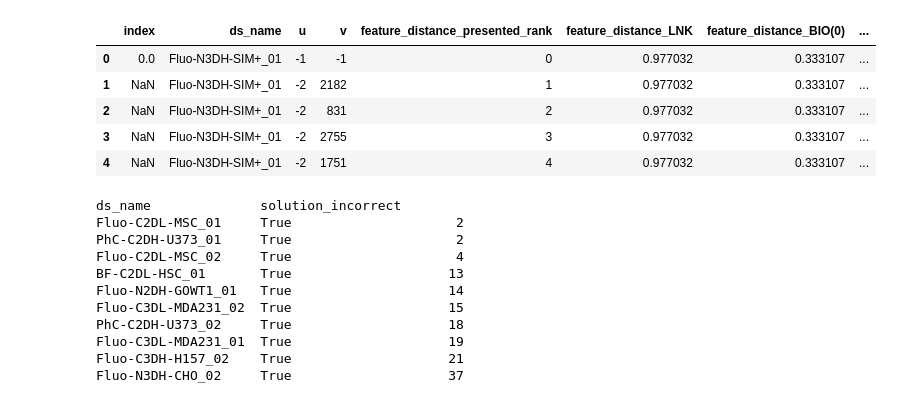
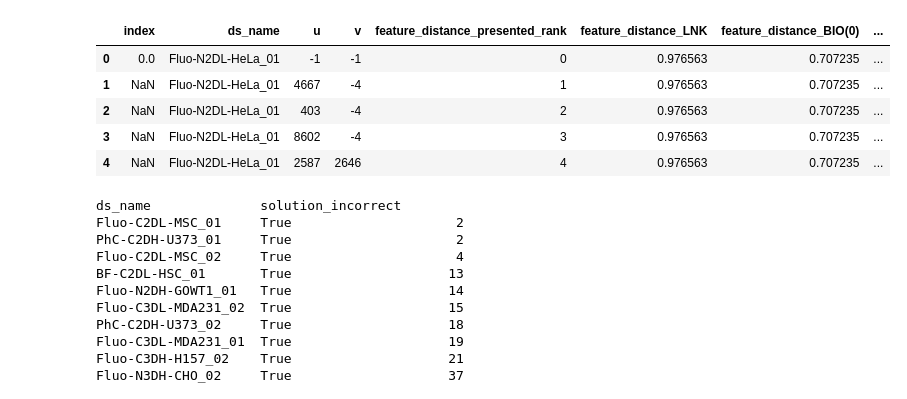
Before and after one commit to DragaDoncila/isbi25, a Jupyter notebook: plot_figures.ipynb, the cells around one changed output. Cells and saved outputs as stored; diff of their text form; code cells hidden in the pictures.

```diff
--- a/plot_figures.ipynb
+++ b/plot_figures.ipynb
@@ -2,7 +2,7 @@
 import os
 import pandas as pd
 
-root_pth = '/home/ddon0001/PhD/experiments/error_sampling_ws_fa_fe/'
+root_pth = '/home/ddon0001/PhD/experiments/error_sampling_ws_fa_fe_all1/'
 all_ds_path = '/home/ddon0001/PhD/experiments/scaled/no_merges_all/solution_edges_datasets_with_FP_WS_FA_FE.csv'
 all_ds = pd.read_csv(all_ds_path)[['ds_name', 'solution_incorrect']]
 ds_names = all_ds['ds_name'].unique()
@@ -29,6 +29,7 @@ import numpy as np
 all_csv_pths = glob('**/*.csv', root_dir=root_pth, recursive=True)
 all_dist_dfs = []
 all_sens_dfs = []
+all_brank_dfs = []
 og_lnks = {}
 for csv in all_csv_pths:
     ft_name = get_ft_name(csv)
@@ -47,39 +48,42 @@ for csv in all_csv_pths:
             'v': -1,
             'presented_rank': 0,
             'LNK': ds_og_metrics['LNK'].values[0],
             'BIO(0)':ds_og_metrics['BIO(0)'].values[0],
             ft_name: -1
             }, index=[0]),
         df
     ])
     df.rename(
         columns={
             'LNK': f'{ft_name}_LNK',
             'BIO(0)': f'{ft_name}_BIO(0)',
             'presented_rank': f'{ft_name}_presented_rank'
             },
         inplace=True
     )
     df['trackastra_LNK'] = trackastra_ds_metrics['LNK'].values[0]
     df['trackastra_BIO(0)'] = trackastra_ds_metrics['BIO(0)'].values[0]
     if 'dist' in ft_name:
         all_dist_dfs.append(df)
     elif 'sens' in ft_name:
         all_sens_dfs.append(df)
+    elif 'bandit' in ft_name:
+        all_brank_dfs.append(df)
 all_dist_df = pd.concat(all_dist_dfs)
 all_sens_df = pd.concat(all_sens_dfs)
+all_brank_df = pd.concat(all_brank_dfs)
 all_df = all_dist_df
-for df in [all_sens_df]:
+for df in [all_sens_df, all_brank_df]:
     cols_to_use = df.columns.difference(all_df.columns)
     all_df = pd.merge(all_df, df)
 all_df.head()
 # %% [output]
 |  | index | ds_name | u | v | feature_distance_presented_rank | feature_distance_LNK | feature_distance_BIO(0) | ... |
-| 0 | 0.0 | Fluo-N3DH-SIM+_01 | -1 | -1 | 0 | 0.977032 | 0.333107 | ... |
-| 1 | NaN | Fluo-N3DH-SIM+_01 | -2 | 2182 | 1 | 0.977032 | 0.333107 | ... |
-| 2 | NaN | Fluo-N3DH-SIM+_01 | -2 | 831 | 2 | 0.977032 | 0.333107 | ... |
-| 3 | NaN | Fluo-N3DH-SIM+_01 | -2 | 2755 | 3 | 0.977032 | 0.333107 | ... |
-| 4 | NaN | Fluo-N3DH-SIM+_01 | -2 | 1751 | 4 | 0.977032 | 0.333107 | ... |
+| 0 | 0.0 | Fluo-N2DL-HeLa_01 | -1 | -1 | 0 | 0.976563 | 0.707235 | ... |
+| 1 | NaN | Fluo-N2DL-HeLa_01 | 4667 | -4 | 1 | 0.976563 | 0.707235 | ... |
+| 2 | NaN | Fluo-N2DL-HeLa_01 | 403 | -4 | 2 | 0.976563 | 0.707235 | ... |
+| 3 | NaN | Fluo-N2DL-HeLa_01 | 8602 | -4 | 3 | 0.976563 | 0.707235 | ... |
+| 4 | NaN | Fluo-N2DL-HeLa_01 | 2587 | 2646 | 4 | 0.976563 | 0.707235 | ... |
 # %%
 all_df[all_df.solution_incorrect == True].groupby('ds_name').solution_incorrect.value_counts().sort_values()
 # %% [output]
```
Also changed, not shown: parts of 2 cells of this notebook, 2 other files.
